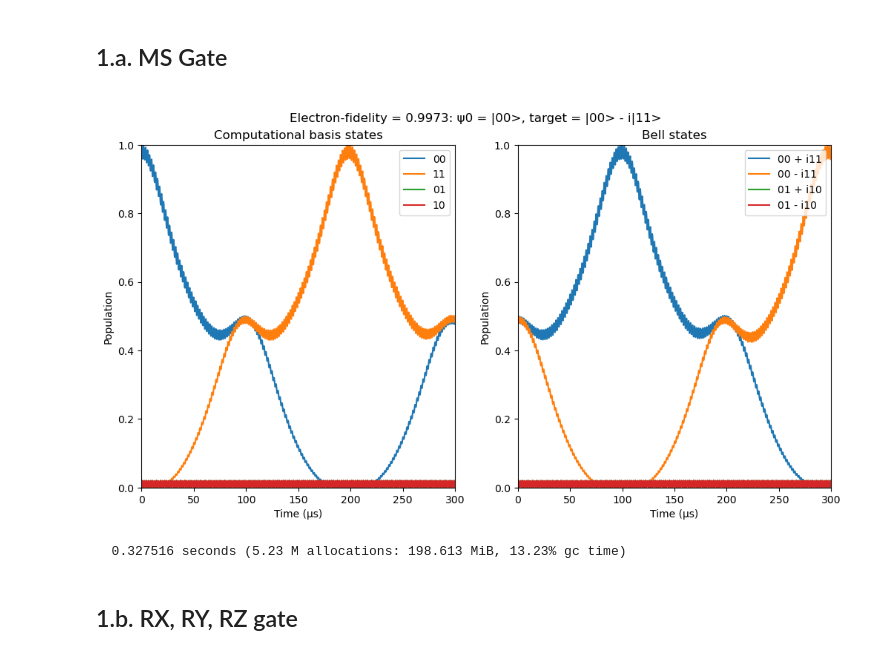
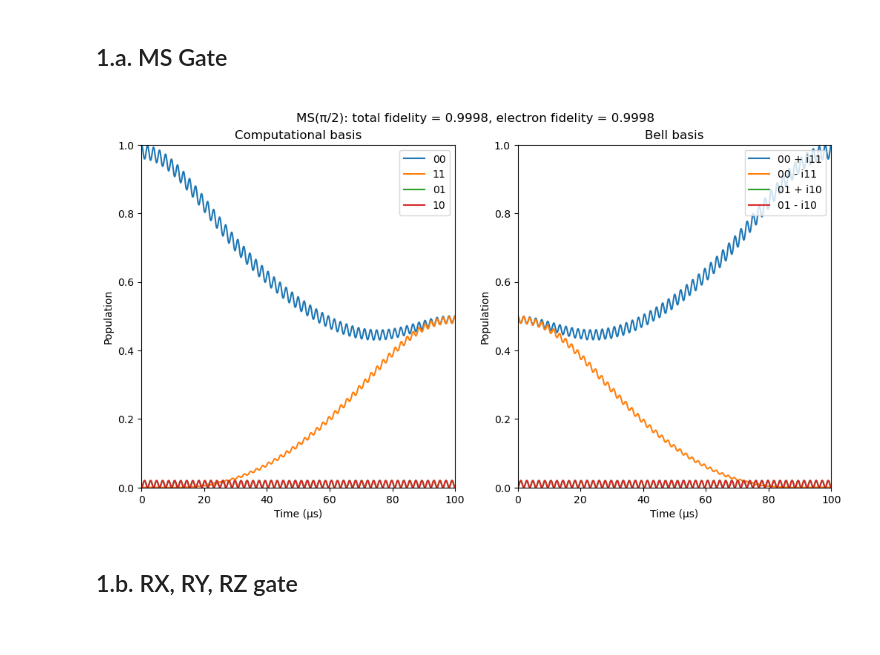
Before and after one commit to SQRLab/IonSim, a Jupyter notebook: noise_sim/noise_sim_example.ipynb, the cells around one changed output. Drawn from its saved outputs; the diff is of its cells as text; code cells hidden in the pictures.

```diff
--- a/noise_sim/noise_sim_example.ipynb
+++ b/noise_sim/noise_sim_example.ipynb
@@ -326,25 +339,32 @@ end
 RZ (generic function with 1 method)
 # %% [markdown]
 # 1. Check that functions work
+# %%
+chamber = construct_two_ion_chamber(I=μ_I, ν=μ_ν, ν_target=μ_ν, f_cl=μ_f_cl, ϕ=μ_ϕ, ms_π2_time=MS_π2_TIME, B=B_STRENGTH, ac_correction=AC_CORRECTION);
 # %% [markdown]
 ## 1.a. MS Gate
-# %%
-chamber = construct_two_ion_chamber(μ_I, μ_ν, μ_ν, μ_f_cl, μ_ϕ, MS_π2_TIME, B=B_STRENGTH, ac_correction=AC_CORRECTION);
-
-ket0_vib_mode= IonSim.modes(chamber)[1][0] # ground state of first vibrational mode
-dm0_vib_mode = dm(ket0_vib_mode)
-ψ0 = ket_00 ⊗ ket0_vib_mode
-
-h = hamiltonian(chamber_1, timescale=TIMESCALE, lamb_dicke_order=1, rwa_cutoff=Inf);
-@time tout00, sol00 = timeevolution.schroedinger_dynamic(3*T_RANGE/TIMESCALE, ket_00 ⊗ ket0_vib_mode, h);
-ρ_final = ptrace(dm(sol00[end]), 3)
-fid = round(real(fidelity(ρ_final, ρ_00_m_i11)), digits=4)
-fig = plot_populations_double(chamber_1, tout00, sol00)
-fig.suptitle("\nElectron-fidelity = $fid: ψ0 = |00>, target = |00> - i|11>")
-plt.display(fig)
-plt.close(fig)
-# %% [output]
-[figure, removed]
-  0.327516 seconds (5.23 M allocations: 198.613 MiB, 13.23% gc time)
+# %%
+# Initial state
+ψ0 = ket_00 ⊗ ket_0_mot
+
+# Target state
+ket_el_target = ket_00_p_i11
+ρ_target = dm(ket_el_target ⊗ ket0_vib_mode)
+ρ_el_target = ptrace(ρ_target, 3)
+
+# Perform gate
+tout_MS_π2, sol_MS_π2 = MS(chamber, π/2, ψ0, MS_π2_TIME, timescale=TIMESCALE)
+
+# Evaluate performance
+ρ = dm(sol_MS_π2[end])
+ρ_el = ptrace(ρ, 3)
+fid = round(real(fidelity(ρ, ρ_target)), digits=4)
+fid_el = round(real(fidelity(ρ_el, ρ_el_target)), digits=4)
+fig = plot_populations(tout_MS_π2, sol_MS_π2)
+fig.suptitle("\nMS(π/2): total fidelity = $fid, electron fidelity = $fid_el")
+plt.display(fig)
+plt.close(fig)
+# %% [output]
+[figure, added]
 # %% [markdown]
 ## 1.b. RX, RY, RZ gate
```
Also changed, not shown: parts of 14 cells of this notebook.
